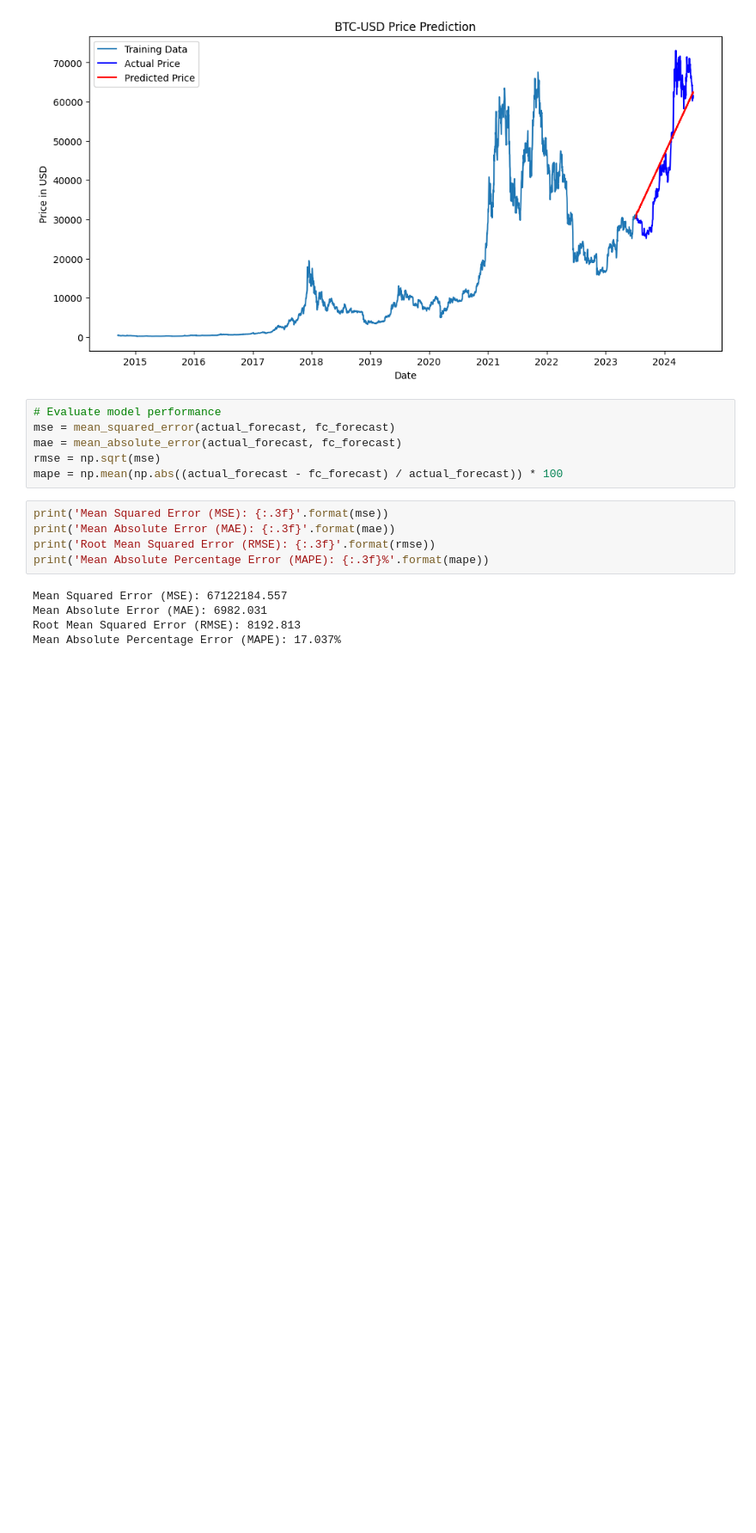
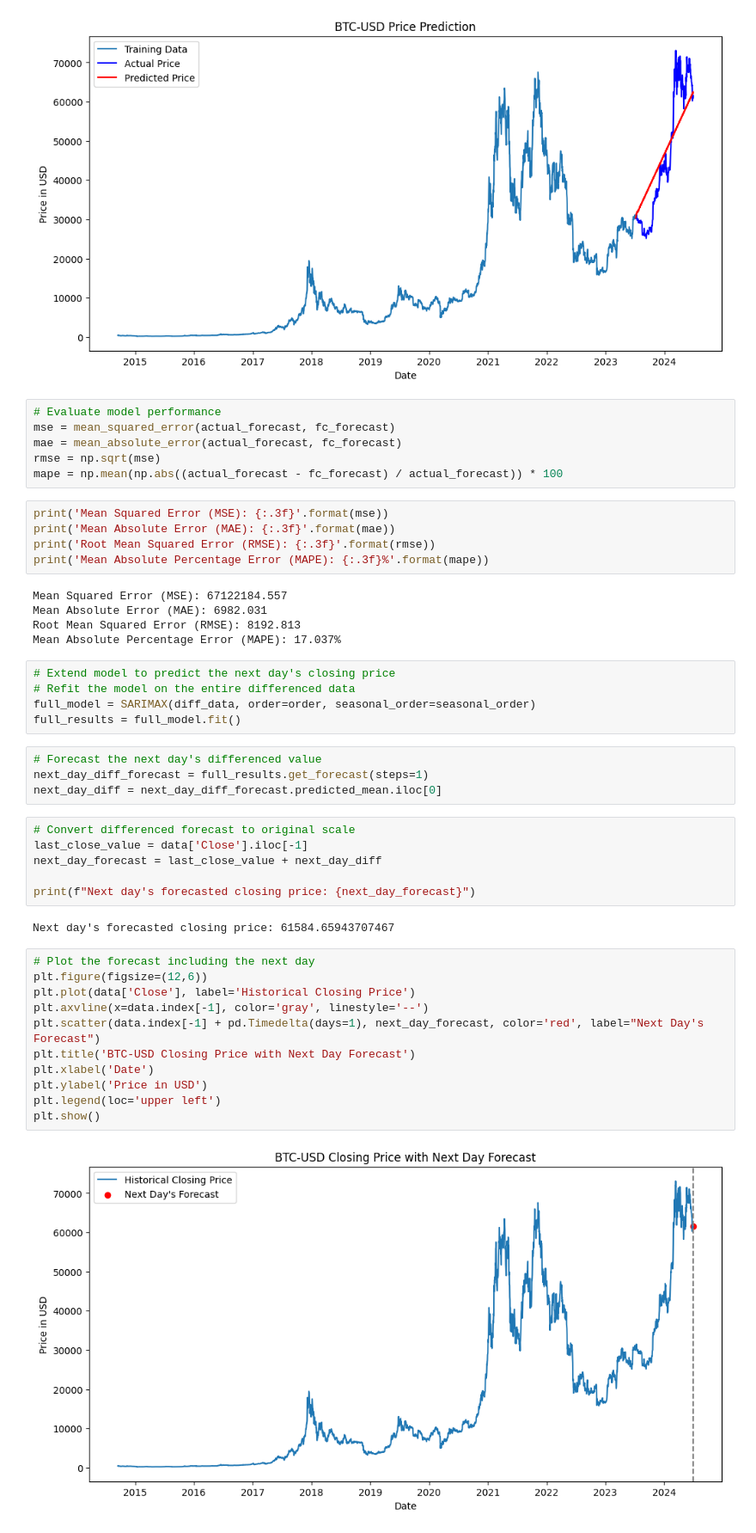
Before and after one commit to joshuaobare/finance_ml, a Jupyter notebook: arima_model.ipynb, the cells around one changed output. Shown at 86% size. Saved outputs shown, nothing was run; the diff lists cells and outputs as text; blank space fills up the shorter version.

Commit message:
Add code to predict next day's trend

```diff
--- a/arima_model.ipynb
+++ b/arima_model.ipynb
@@ -174,3 +174,33 @@ Mean Squared Error (MSE): 67122184.557
 Mean Absolute Error (MAE): 6982.031
 Root Mean Squared Error (RMSE): 8192.813
 Mean Absolute Percentage Error (MAPE): 17.037%
+# %%
+# Extend model to predict the next day's closing price
+# Refit the model on the entire differenced data
+full_model = SARIMAX(diff_data, order=order, seasonal_order=seasonal_order)
+full_results = full_model.fit()
+# %%
+# Forecast the next day's differenced value
+next_day_diff_forecast = full_results.get_forecast(steps=1)
+next_day_diff = next_day_diff_forecast.predicted_mean.iloc[0]
+# %%
+# Convert differenced forecast to original scale
+last_close_value = data['Close'].iloc[-1]
+next_day_forecast = last_close_value + next_day_diff
+
+print(f"Next day's forecasted closing price: {next_day_forecast}")
+# %% [output]
+Next day's forecasted closing price: 61584.65943707467
+# %%
+# Plot the forecast including the next day
+plt.figure(figsize=(12,6))
+plt.plot(data['Close'], label='Historical Closing Price')
+plt.axvline(x=data.index[-1], color='gray', linestyle='--')
+plt.scatter(data.index[-1] + pd.Timedelta(days=1), next_day_forecast, color='red', label="Next Day's Forecast")
+plt.title('BTC-USD Closing Price with Next Day Forecast')
+plt.xlabel('Date')
+plt.ylabel('Price in USD')
+plt.legend(loc='upper left')
+plt.show()
+# %% [output]
+[figure, added]
```
